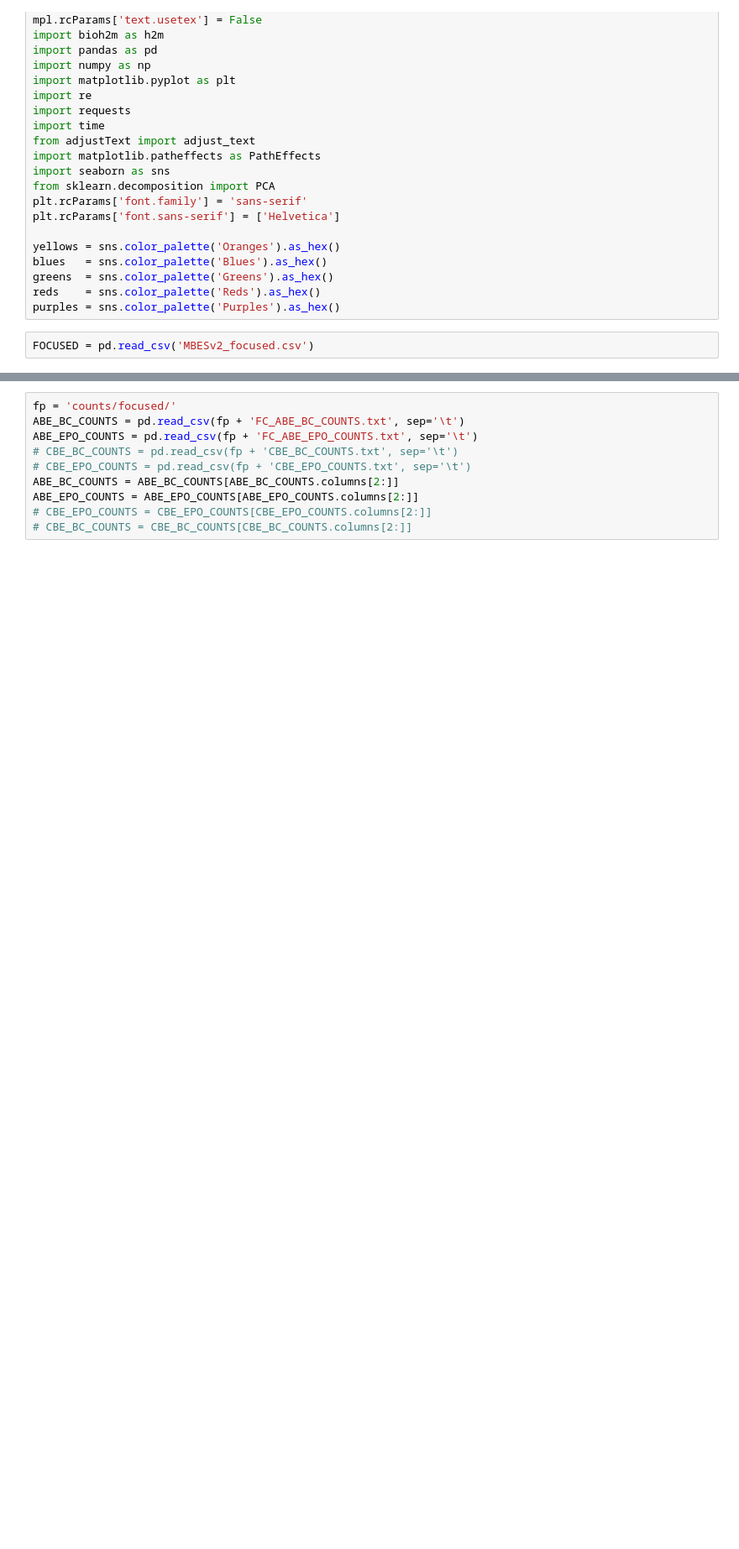
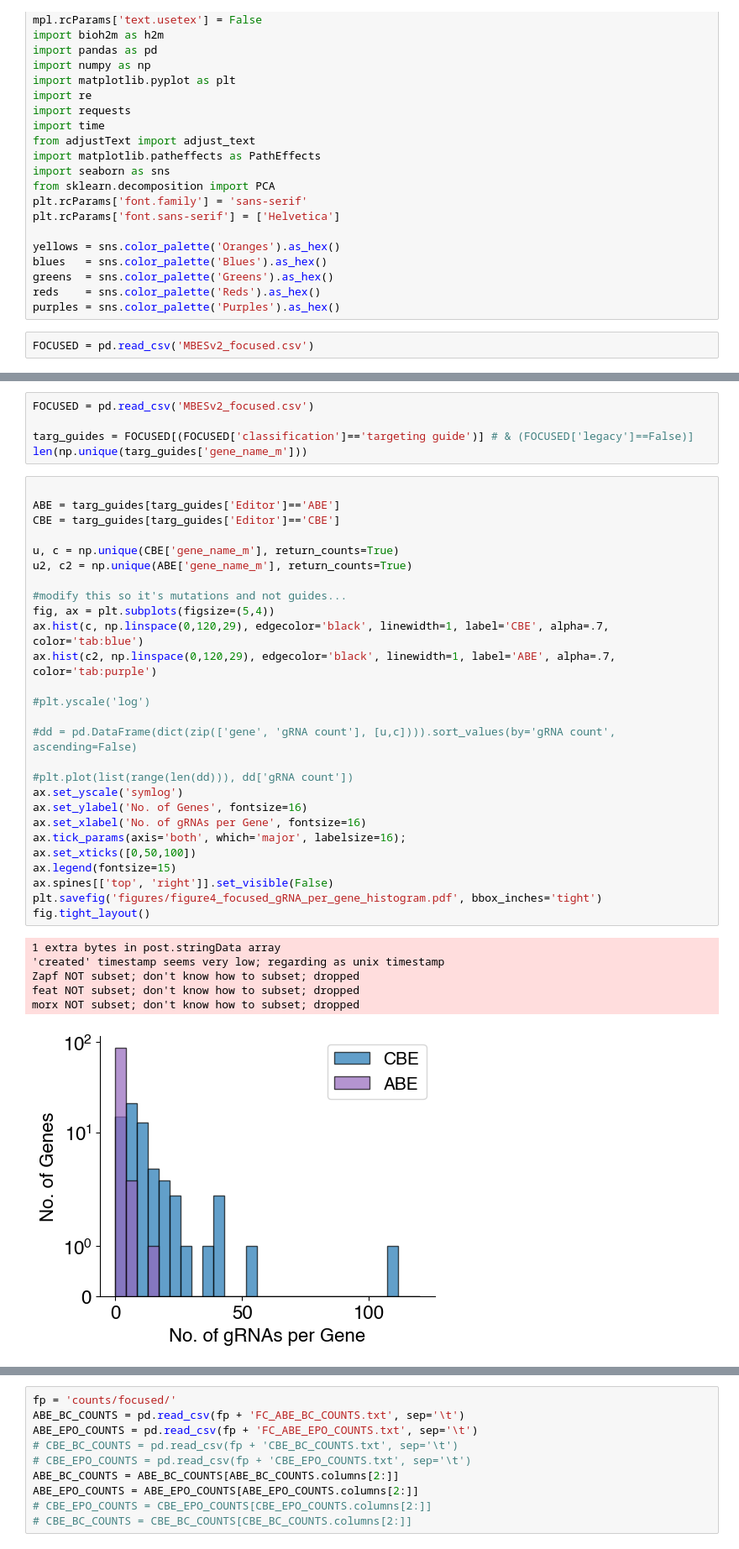
Before and after one commit to kexindon/B-ALL-in-vivo-base-editing, a Jupyter notebook: supplemental_figures.ipynb, the cells around one changed output, grey strips where cells are left out. Shown at 84% size. Drawn from its saved outputs; the diff is of its cells as text; blank space fills up the shorter version.

```diff
--- a/supplemental_figures.ipynb
+++ b/supplemental_figures.ipynb
@@ -38,0 +39,39 @@ FOCUSED = pd.read_csv('MBESv2_focused.csv')
+# %%
+FOCUSED = pd.read_csv('MBESv2_focused.csv')
+
+targ_guides = FOCUSED[(FOCUSED['classification']=='targeting guide')] # & (FOCUSED['legacy']==False)]
+len(np.unique(targ_guides['gene_name_m']))
+# %%
+
+ABE = targ_guides[targ_guides['Editor']=='ABE']
+CBE = targ_guides[targ_guides['Editor']=='CBE']
+
+u, c = np.unique(CBE['gene_name_m'], return_counts=True)
+u2, c2 = np.unique(ABE['gene_name_m'], return_counts=True)
+
+#modify this so it's mutations and not guides...
+fig, ax = plt.subplots(figsize=(5,4))
+ax.hist(c, np.linspace(0,120,29), edgecolor='black', linewidth=1, label='CBE', alpha=.7, color='tab:blue')
+ax.hist(c2, np.linspace(0,120,29), edgecolor='black', linewidth=1, label='ABE', alpha=.7, color='tab:purple')
+
+#plt.yscale('log')
+
+#dd = pd.DataFrame(dict(zip(['gene', 'gRNA count'], [u,c]))).sort_values(by='gRNA count', ascending=False)
+
+#plt.plot(list(range(len(dd))), dd['gRNA count'])
+ax.set_yscale('symlog')
+ax.set_ylabel('No. of Genes', fontsize=16)
+ax.set_xlabel('No. of gRNAs per Gene', fontsize=16)
+ax.tick_params(axis='both', which='major', labelsize=16);
+ax.set_xticks([0,50,100])
+ax.legend(fontsize=15)
+ax.spines[['top', 'right']].set_visible(False)
+plt.savefig('figures/figure4_focused_gRNA_per_gene_histogram.pdf', bbox_inches='tight')
+fig.tight_layout()
+# %% [output]
+1 extra bytes in post.stringData array
+'created' timestamp seems very low; regarding as unix timestamp
+Zapf NOT subset; don't know how to subset; dropped
+feat NOT subset; don't know how to subset; dropped
+morx NOT subset; don't know how to subset; dropped
+[figure, added]
```
Also changed, not shown: parts of 39 cells of this notebook.
